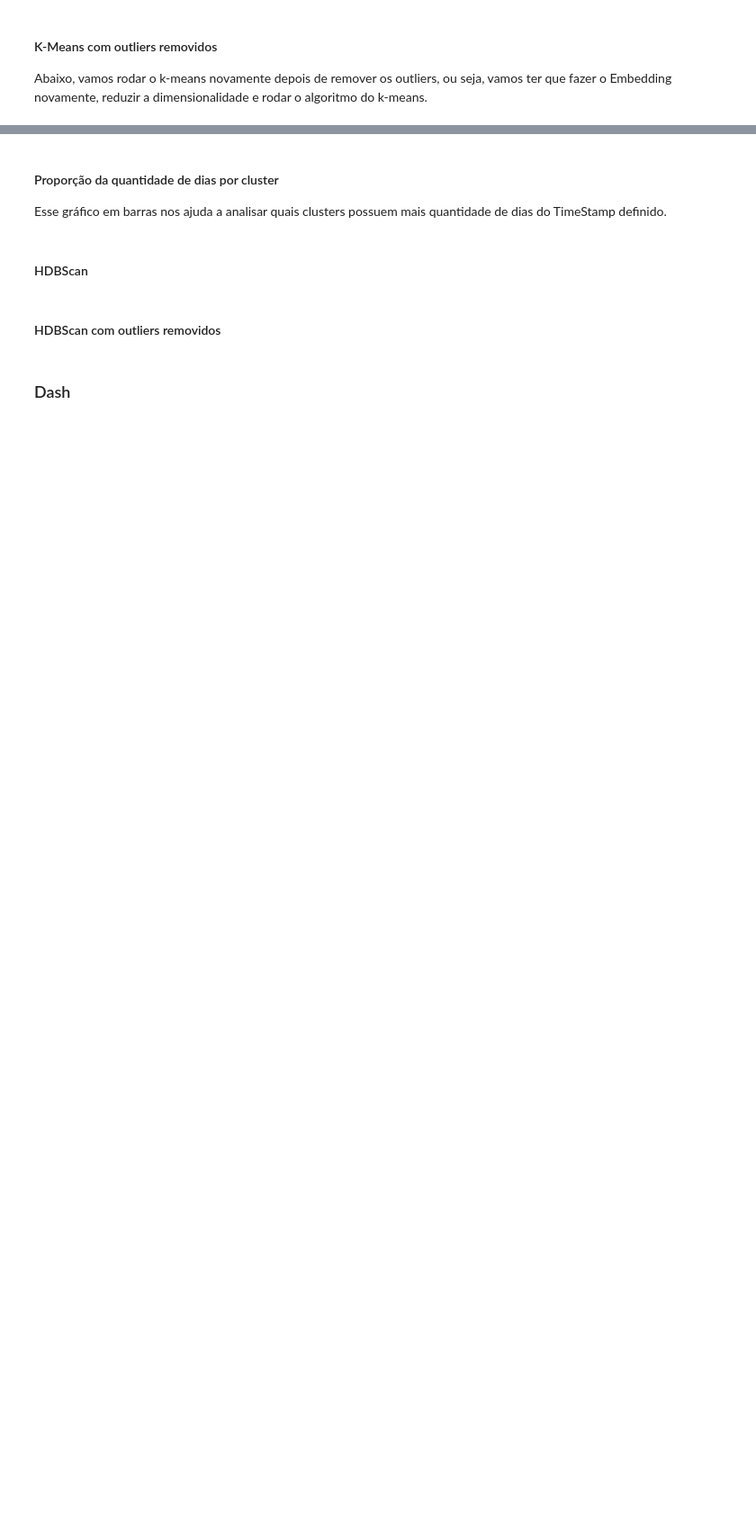
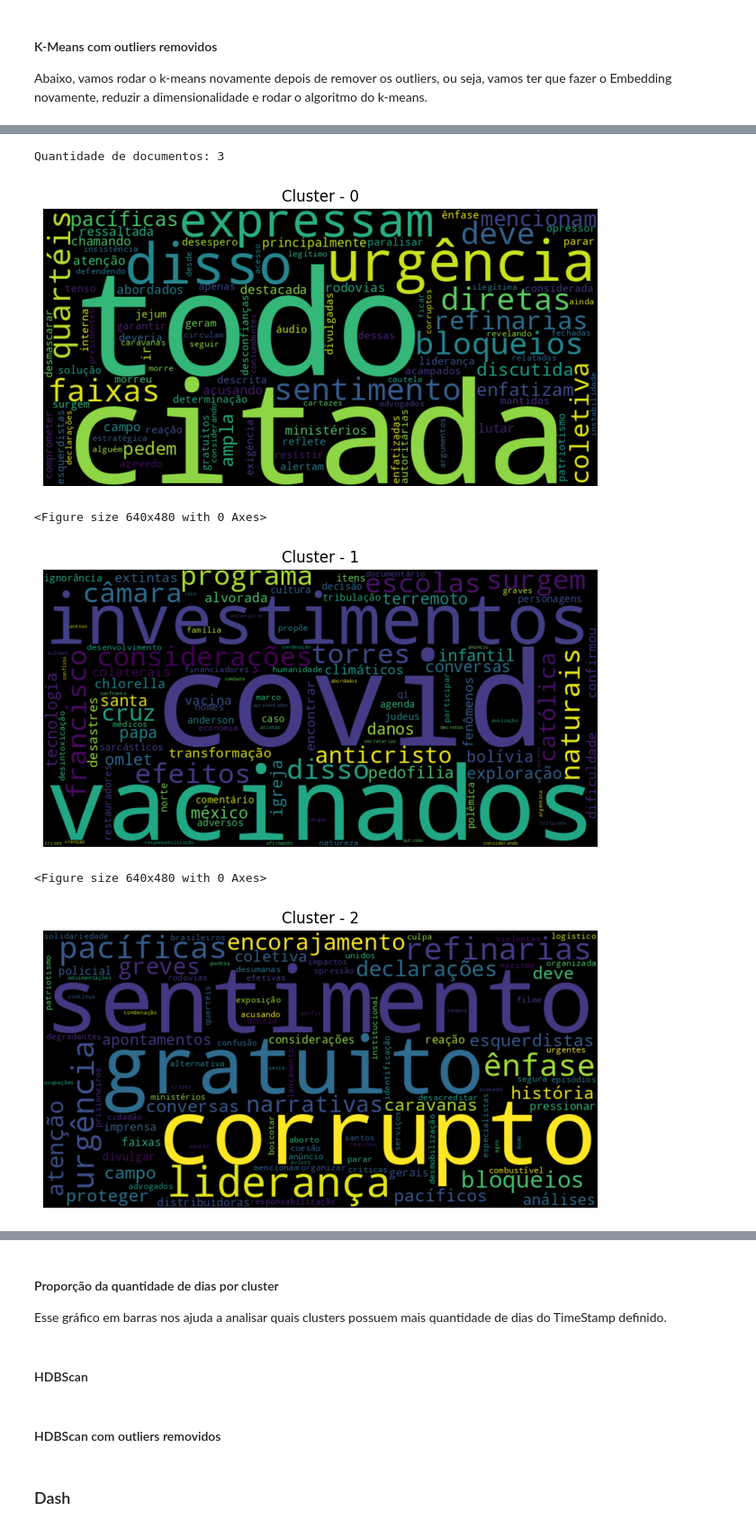
Before and after one commit to Danijnog/ic, a Jupyter notebook: project/main.ipynb, the cells around one changed output, grey strips where cells are left out. Shown at 90% size. Cells and saved outputs as stored; diff of their text form; code cells hidden in the pictures; blank space fills up the shorter version.

```diff
--- a/project/main.ipynb
+++ b/project/main.ipynb
@@ -245,7 +245,7 @@ def get_df_for_recluster(df, cluster_labels, cluster_list, group_list, days) ->
 # %%
-group_list = [-1001832171416, -1001856326339, -1001553042827, -1001546795800, -1001608833415, -1001541526657, -1001485359482, -1001663621591, -1001774822737, -1001642471798]
-cluster_list = [1, 3]
+group_list = [-1001642471798, -1001702019004, -1001663621591, -1001218020047]
+cluster_list = [0, 3]
 new_high_dim_embeddings_umap = data_visualization.get_new_high_dim_embedding(high_dim_embeddings_umap, labels, date_labels, k_means.labels_, cluster_list, group_list, DAYS)
 # %%
-new_df, best_k = clusterization.get_silhouette_score_kmeans(new_high_dim_embeddings_umap, 10)
-new_k_means = clusterization.k_means_clustering(new_df['num_clusters'][3], new_high_dim_embeddings_umap)
+new_df_silhuetta, best_k = clusterization.get_silhouette_score_kmeans(new_high_dim_embeddings_umap, 10)
+new_k_means = clusterization.k_means_clustering(new_df_silhuetta['num_clusters'][1], new_high_dim_embeddings_umap)
@@ -265,3 +267,3 @@ new_df
 # %%
-new_df_for_kmeans = get_df_for_recluster(df_for_kmeans, new_k_means.labels_, cluster_list, group_list, DAYS)
+new_df_for_kmeans = data_visualization.get_df_for_recluster(df_for_kmeans, new_k_means.labels_, cluster_list, group_list, DAYS)
 # %%
@@ -337,0 +281,2 @@ data_visualization.plot_wordcloud(word_cloud_cluster3)
+# %%
+sentences = data_visualization.get_sentences_from_clusters(new_df_for_kmeans)
@@ -337,0 +335,3 @@ data_visualization.plot_wordcloud(word_cloud_cluster3)
+# %%
+data_visualization.word_cloud(sentences)
+# %% [output]
@@ -337,0 +341,6 @@ data_visualization.plot_wordcloud(word_cloud_cluster3)
+Quantidade de documentos: 3
+[figure, added]
+<Figure size 640x480 with 0 Axes>
+[figure, added]
+<Figure size 640x480 with 0 Axes>
+[figure, added]
```
Also changed, not shown: parts of 37 cells of this notebook, 23 other files.
